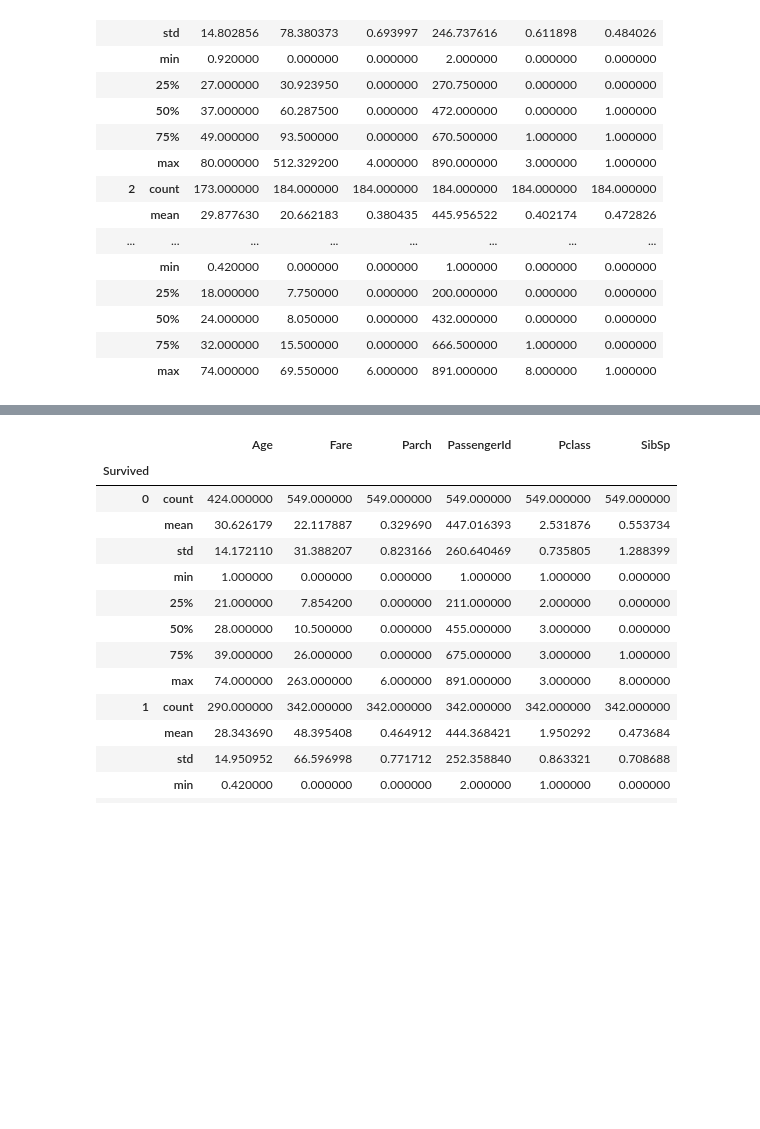
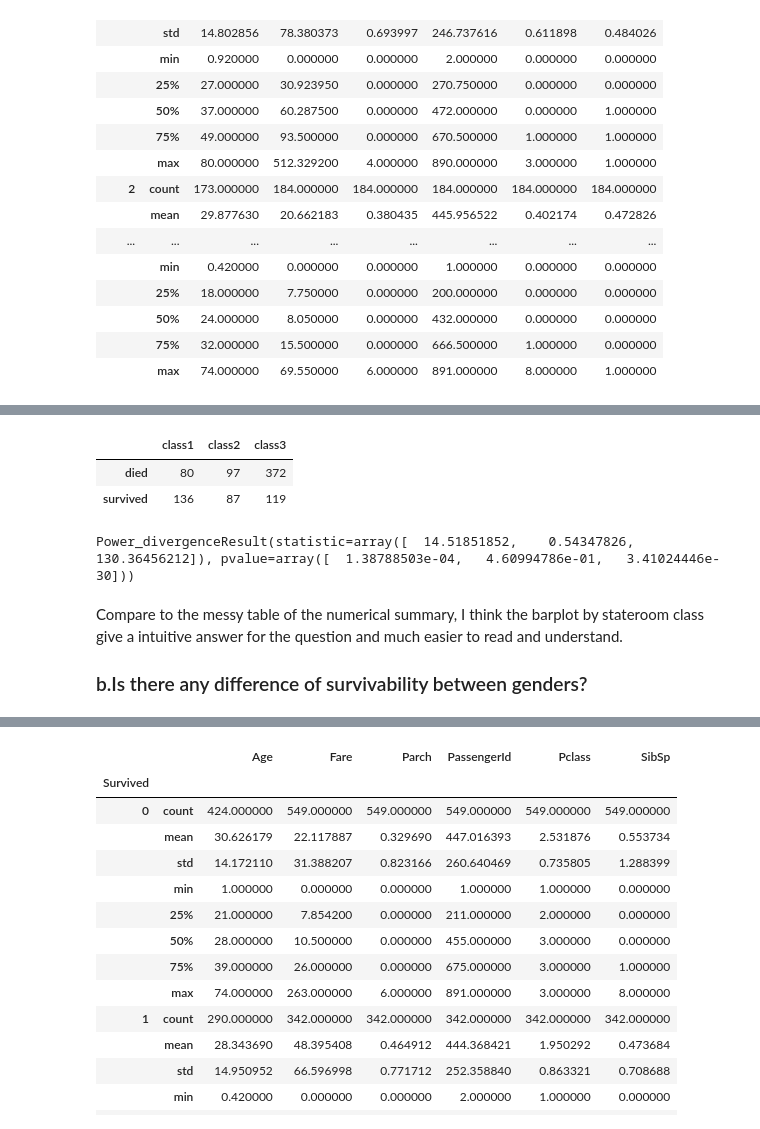
Before and after one commit to xiaosongz/UdacityDataAnalystNanodegree, a Jupyter notebook: P2InvestigateDataset/P2InvestigateDataset.ipynb, the cells around one changed output, grey strips where cells are left out. Cells and saved outputs as stored; diff of their text form; code cells hidden in the pictures; blank space fills up the shorter version.

```diff
--- a/P2InvestigateDataset/P2InvestigateDataset.ipynb
+++ b/P2InvestigateDataset/P2InvestigateDataset.ipynb
@@ -154,0 +187,22 @@ data.groupby('Pclass').describe()
+# %%
+
+# Table of survival vs passenger class
+survived_class = pd.crosstab(index=data["Survived"],
+                            columns=data["Pclass"])
+
+survived_class.columns = ["class1","class2","class3"]
+survived_class.index= ["died","survived"]
+
+survived_class
+# %% [output]
+|  | class1 | class2 | class3 |
+| died | 80 | 97 | 372 |
+| survived | 136 | 87 | 119 |
+# %%
+ss.stats.chisquare( survived_class,axis =0)
+# %% [output]
+Power_divergenceResult(statistic=array([  14.51851852,    0.54347826,  130.36456212]), pvalue=array([  1.38788503e-04,   4.60994786e-01,   3.41024446e-30]))
+# %% [markdown]
+Compare to the messy table of the numerical summary, I think the barplot by stateroom class give a intuitive answer for the question and much easier to read and understand.
+
+### b.Is there any difference of survivability between genders?
```
Also changed, not shown: parts of 24 cells of this notebook, 1 other file.
